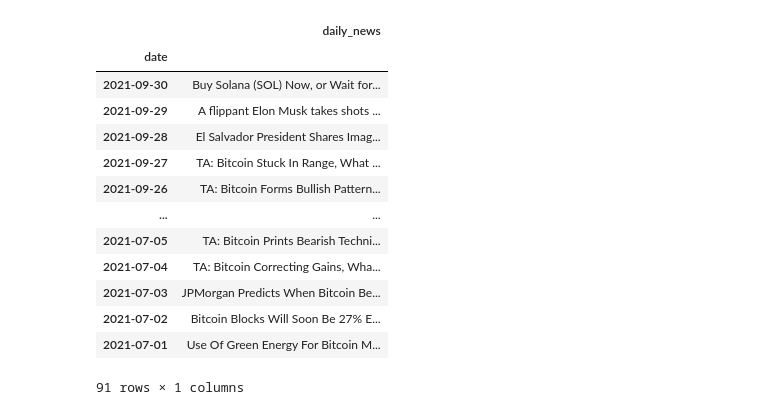
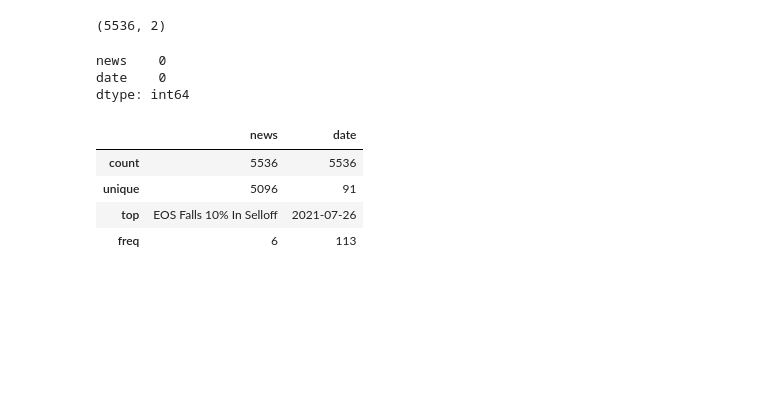
Before and after one commit to PendaNdiaye/-oil-stocks-prediction, a Jupyter notebook: notebook/process.ipynb, the cells around one changed output. Drawn from its saved outputs; the diff is of its cells as text; code cells hidden in the pictures; blank space fills up the shorter version.

```diff
--- a/notebook/process.ipynb
+++ b/notebook/process.ipynb
@@ -12,6 +9,5 @@ FILE_PATH = os.path.join(DATA_DIR, "articles/back.txt")
 # %%
-#df = pd.read_csv(r'C:\Users\HP 1030 G2\Desktop\Cours DIT\El Hadj\oil-stocks-prediction\data\articles\back.txt',sep='|',encoding='latin-1',error_bad_lines=False)
-df = pd.read_csv(FILE_PATH, sep='|', encoding='utf-8', error_bad_lines=False)
+df = pd.read_csv(r'C:\Users\HP 1030 G2\Desktop\Cours DIT\El Hadj\oil-stocks-prediction\data\articles\back.txt',sep='|',encoding='latin-1',error_bad_lines=False)
 df
 # %% [output]
 b'Skipping line 387: expected 5 fields, saw 6\nSkipping line 4827: expected 5 fields, saw 6\n'
@@ -46,27 +41,21 @@ df
 | 5534 | Think Bitcoin is Due for a Rally?... | 2021-07-01 |
 | 5535 | Strike Adds Bitcoin Buying Tab In... | 2021-07-01 |
 5536 rows × 2 columns
-# %%
-# aggregate per date
-df['daily_news'] = df.groupby(['date'])['news'].transform(lambda x : ' '.join(x))
-df = df.drop('news', axis=1)
-df = df.drop_duplicates()
-df = df.set_index("date")
-
-#df = df.reset_index()
-df
-# %% [output]
-|  | daily_news |
-| date |  |
-| 2021-09-30 | Buy Solana (SOL) Now, or Wait for... |
-| 2021-09-29 | A flippant Elon Musk takes shots ... |
-| 2021-09-28 | El Salvador President Shares Imag... |
-| 2021-09-27 | TA: Bitcoin Stuck In Range, What ... |
-| 2021-09-26 | TA: Bitcoin Forms Bullish Pattern... |
-| ... | ... |
-| 2021-07-05 | TA: Bitcoin Prints Bearish Techni... |
-| 2021-07-04 | TA: Bitcoin Correcting Gains, Wha... |
-| 2021-07-03 | JPMorgan Predicts When Bitcoin Be... |
-| 2021-07-02 | Bitcoin Blocks Will Soon Be 27% E... |
-| 2021-07-01 | Use Of Green Energy For Bitcoin M... |
-91 rows × 1 columns
+# %%
+df.shape
+# %% [output]
+(5536, 2)
+# %%
+df.isnull().sum()
+# %% [output]
+news    0
+date    0
+dtype: int64
+# %%
+df.describe(include="all")
+# %% [output]
+|  | news | date |
+| count | 5536 | 5536 |
+| unique | 5096 | 91 |
+| top | EOS Falls 10% In Selloff | 2021-07-26 |
+| freq | 6 | 113 |
```
Also changed, not shown: parts of 15 cells of this notebook, 1 other file.
